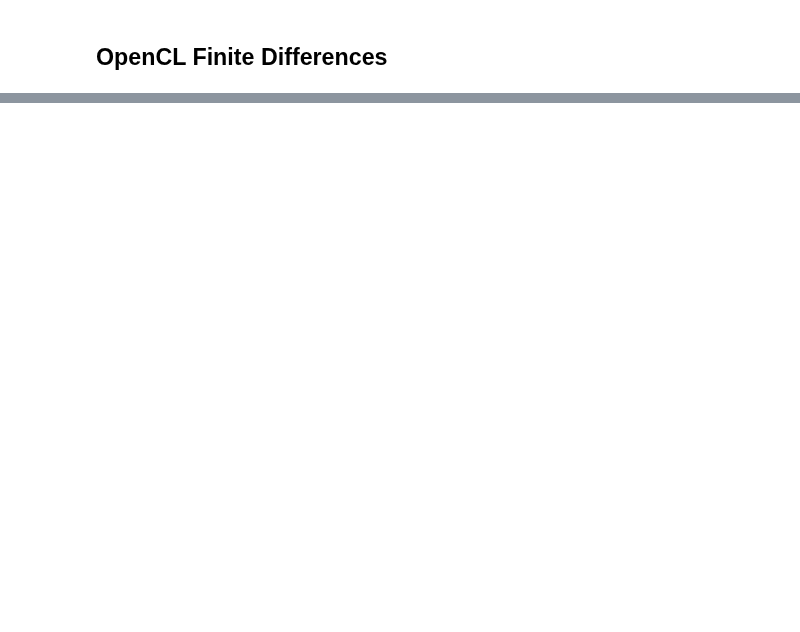
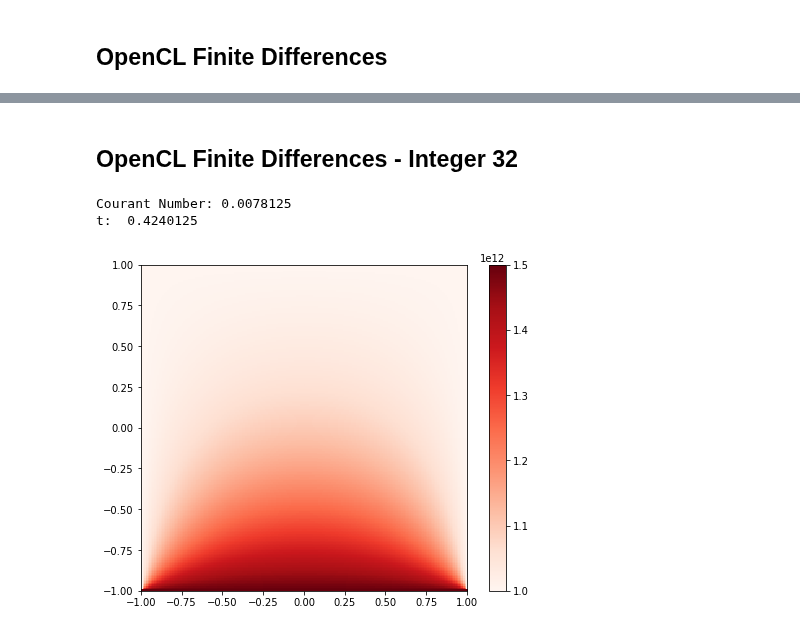
Before and after one commit to johnduffymsc/PHAS0102, a Jupyter notebook: assignment-4.ipynb, the cells around one changed output, grey strips where cells are left out. Cells and saved outputs as stored; diff of their text form; code cells hidden in the pictures; blank space fills up the shorter version.

Commit message:
Further OpenCL development of RK4.

```diff
--- a/assignment-4.ipynb
+++ b/assignment-4.ipynb
@@ -538,0 +544,2 @@ t:  0.42419
+# %% [markdown]
+## OpenCL Finite Differences - Integer 32
@@ -538,0 +685,47 @@ t:  0.42419
+# %%
+#%%timeit
+
+N = 201
+M = 1280001
+
+u = np.full((N, N), 1_000_000_000_000, dtype=np.int64)
+u[0, :] = 1_500_000_000_000
+
+print("Courant Number: {}".format(((N - 1) * (N - 1)) / (4 * (M - 1))))
+
+
+finite_differences = FiniteDifferences(N, M)
+
+finite_differences.copy_u_to_device(u)
+
+i = 0
+direction = 1
+
+while True:
+    finite_differences.iterate(direction)
+    i += 1
+    temperature = finite_differences.copy_temperature_from_device()
+    if not temperature < 1_100_000_000_000:
+        if direction == 1:
+            u = finite_differences.copy_v_from_device()
+        else:
+            u = finite_differences.copy_u_from_device()
+        break
+    direction *= -1
+
+
+#finite_differences.iterate(direction)
+
+#u = finite_differences.copy_v_from_device()
+
+
+print("t: ", i / (M - 1))
+
+plt.figure(figsize=(8, 6))
+plt.imshow(u, origin='lower', extent=(-1, 1, -1, 1), cmap='Reds')
+plt.colorbar()
+plt.show()
+# %% [output]
+Courant Number: 0.0078125
+t:  0.4240125
+[figure, added]
```
Also changed, not shown: parts of 10 cells of this notebook, 1 other file.
